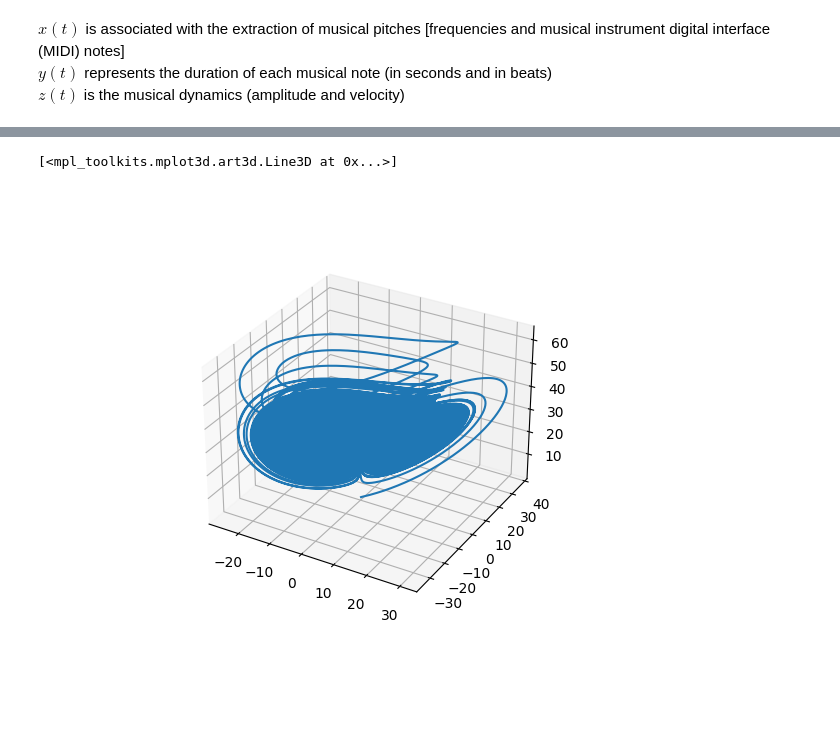
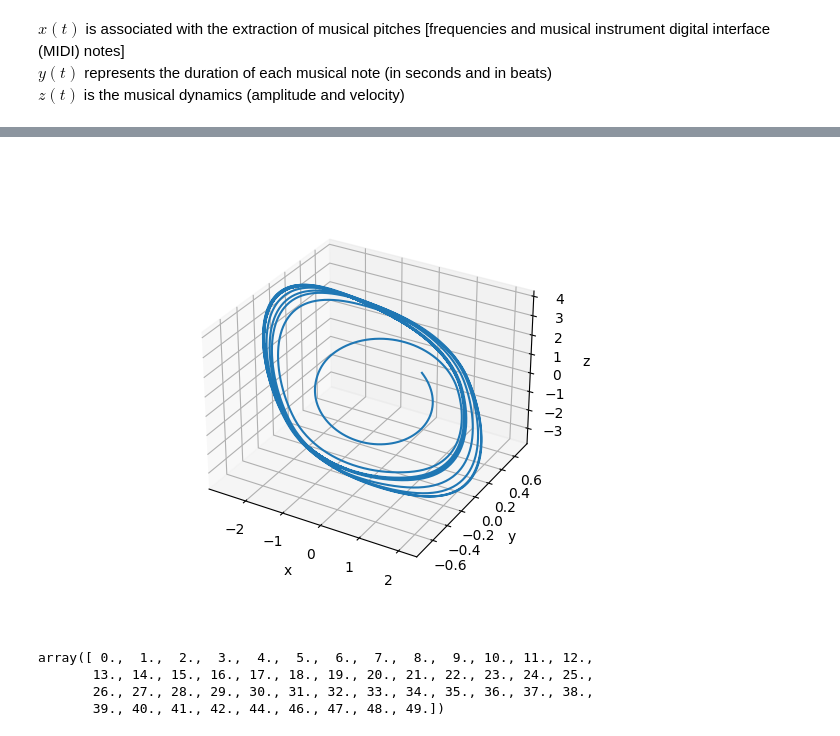
Before and after one commit to mahesh0537/NLD-music-synthesis, a Jupyter notebook: chaotic_melodies.ipynb, the cells around one changed output, grey strips where cells are left out. Drawn from its saved outputs; the diff is of its cells as text; code cells hidden in the pictures; blank space fills up the shorter version.

```diff
--- a/chaotic_melodies.ipynb
+++ b/chaotic_melodies.ipynb
@@ -183,10 +225,19 @@ class Chen:
 # %%
-x= y= z = np.float64(1.1e-1)
-chen = Chen(x, y, z)
-chen.time_scale = 0.001
-n = 1000000
-out = [chen() for i in range(n)]
+x = 0.3
+y = 0.4
+z = 0.1
+lmap = Chen(x, y, z)
+# chen.time_scale = 0.001
+n = 100000
+out = []
+for i in range(n):
+    a = lmap()
+    if i % 100 == 0:
+        out.append(a)
 out = np.array(out)
 m = melody()
-x, y, z = out[:n,0], out[:n, 1], out[:n, 2]
-x, y,z = m(x,y,z)
+cut = 80
+x, y, z = out[cut:n,0], out[cut:n, 1], out[cut:n, 2]
+# plt.plot(x)
+x_out, y_out,z_out = m(x,y,z)
+# print(x)
@@ -204,8 +271,20 @@ play_midi()
 # %%
 %matplotlib widget
 fig = plt.figure()
 ax = plt.axes(projection='3d')
 ax.plot(out[:,0],out[:, 1], out[:, 2])
+ax.set_xlabel('x')
+ax.set_ylabel('y')
+ax.set_zlabel('z')
+plt.show()
 # %% [output]
-[<mpl_toolkits.mplot3d.art3d.Line3D at 0x...>]
-[figure, old version]
+[figure, new version]
+# %%
+# plt.plot(np.unique(out[:,0]))
+# plt.show()
+np.unique(a.pitch_)
+# %% [output]
+array([ 0.,  1.,  2.,  3.,  4.,  5.,  6.,  7.,  8.,  9., 10., 11., 12.,
+       13., 14., 15., 16., 17., 18., 19., 20., 21., 22., 23., 24., 25.,
+       26., 27., 28., 29., 30., 31., 32., 33., 34., 35., 36., 37., 38.,
+       39., 40., 41., 42., 44., 46., 47., 48., 49.])
```
Also changed, not shown: parts of 19 cells of this notebook, 3 other files.
